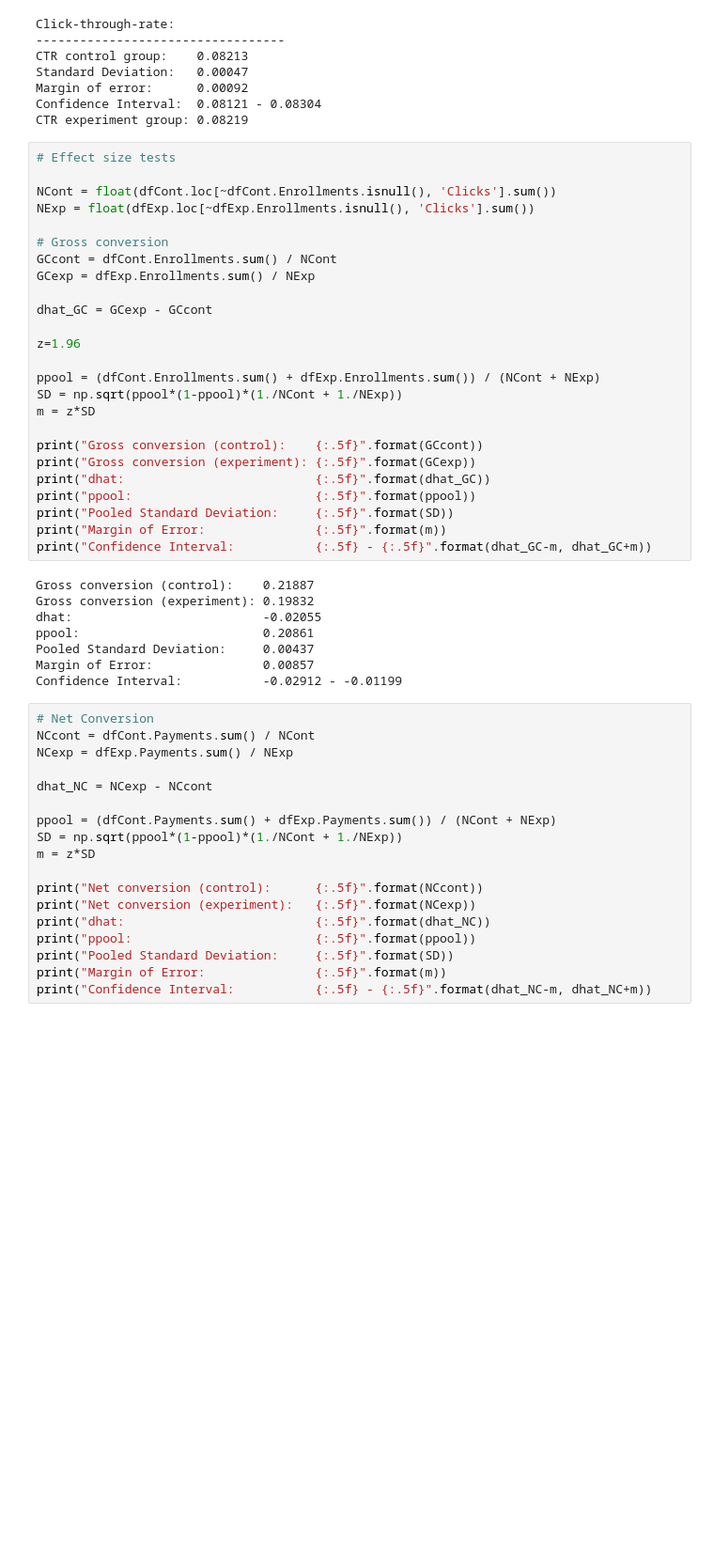
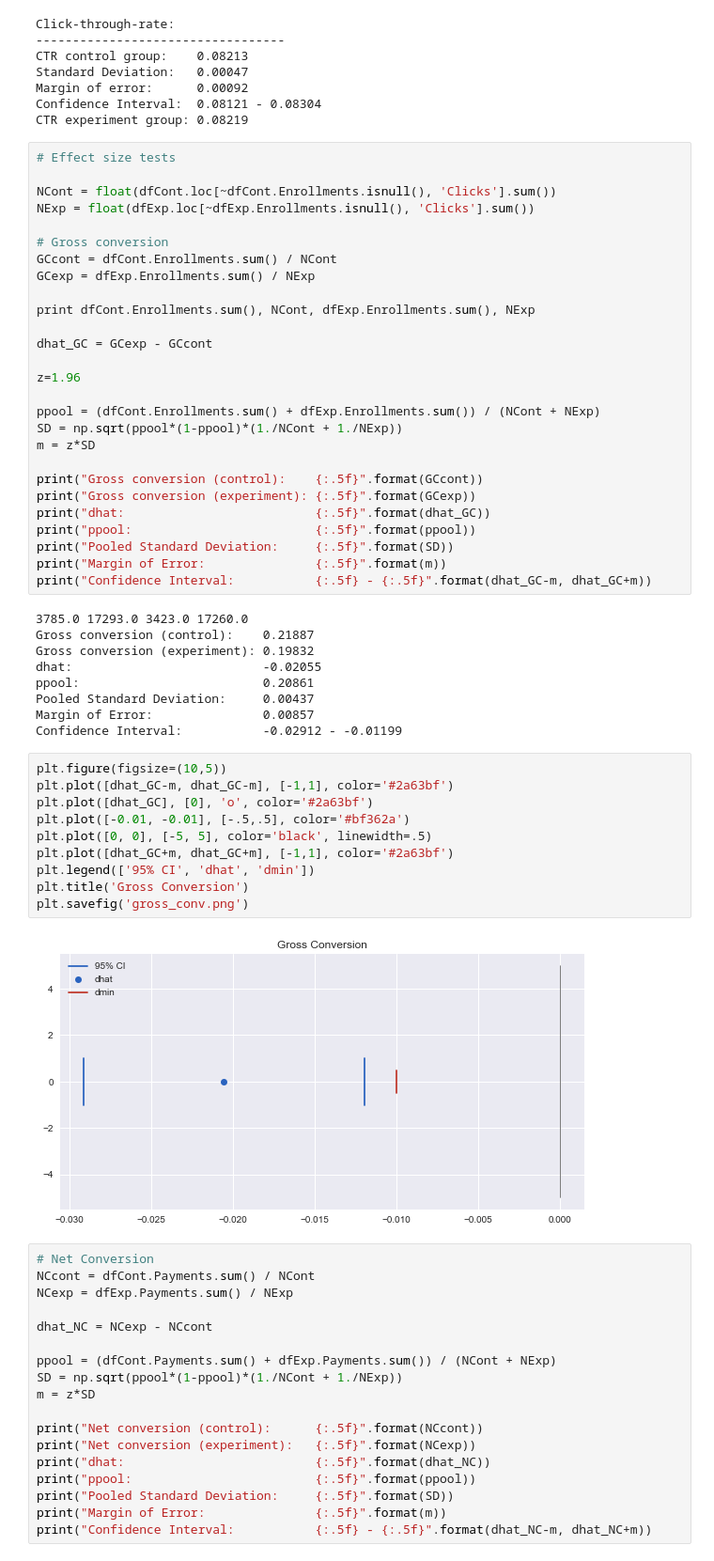
Before and after one commit to petetheat/DAND_Udacity, a Jupyter notebook: P7/P7 AB Testing.ipynb, the cells around one changed output. Shown at 94% size. Cells and saved outputs as stored; diff of their text form; blank space fills up the shorter version.

```diff
--- a/P7/P7 AB Testing.ipynb
+++ b/P7/P7 AB Testing.ipynb
@@ -250,6 +250,8 @@ NExp = float(dfExp.loc[~dfExp.Enrollments.isnull(), 'Clicks'].sum())
 # Gross conversion
 GCcont = dfCont.Enrollments.sum() / NCont
 GCexp = dfExp.Enrollments.sum() / NExp
+
+print dfCont.Enrollments.sum(), NCont, dfExp.Enrollments.sum(), NExp
 
 dhat_GC = GCexp - GCcont
 
@@ -267,6 +269,7 @@ print("Pooled Standard Deviation:     {:.5f}".format(SD))
 print("Margin of Error:               {:.5f}".format(m))
 print("Confidence Interval:           {:.5f} - {:.5f}".format(dhat_GC-m, dhat_GC+m))
 # %% [output]
+3785.0 17293.0 3423.0 17260.0
 Gross conversion (control):    0.21887
 Gross conversion (experiment): 0.19832
 dhat:                          -0.02055
@@ -274,6 +277,18 @@ ppool:                         0.20861
 Pooled Standard Deviation:     0.00437
 Margin of Error:               0.00857
 Confidence Interval:           -0.02912 - -0.01199
+# %%
+plt.figure(figsize=(10,5))
+plt.plot([dhat_GC-m, dhat_GC-m], [-1,1], color='#2a63bf')
+plt.plot([dhat_GC], [0], 'o', color='#2a63bf')
+plt.plot([-0.01, -0.01], [-.5,.5], color='#bf362a')
+plt.plot([0, 0], [-5, 5], color='black', linewidth=.5)
+plt.plot([dhat_GC+m, dhat_GC+m], [-1,1], color='#2a63bf')
+plt.legend(['95% CI', 'dhat', 'dmin'])
+plt.title('Gross Conversion')
+plt.savefig('gross_conv.png')
+# %% [output]
+[figure, added]
 # %%
 # Net Conversion
 NCcont = dfCont.Payments.sum() / NCont
```
Also changed, not shown: parts of 2 cells of this notebook, 4 other files.
